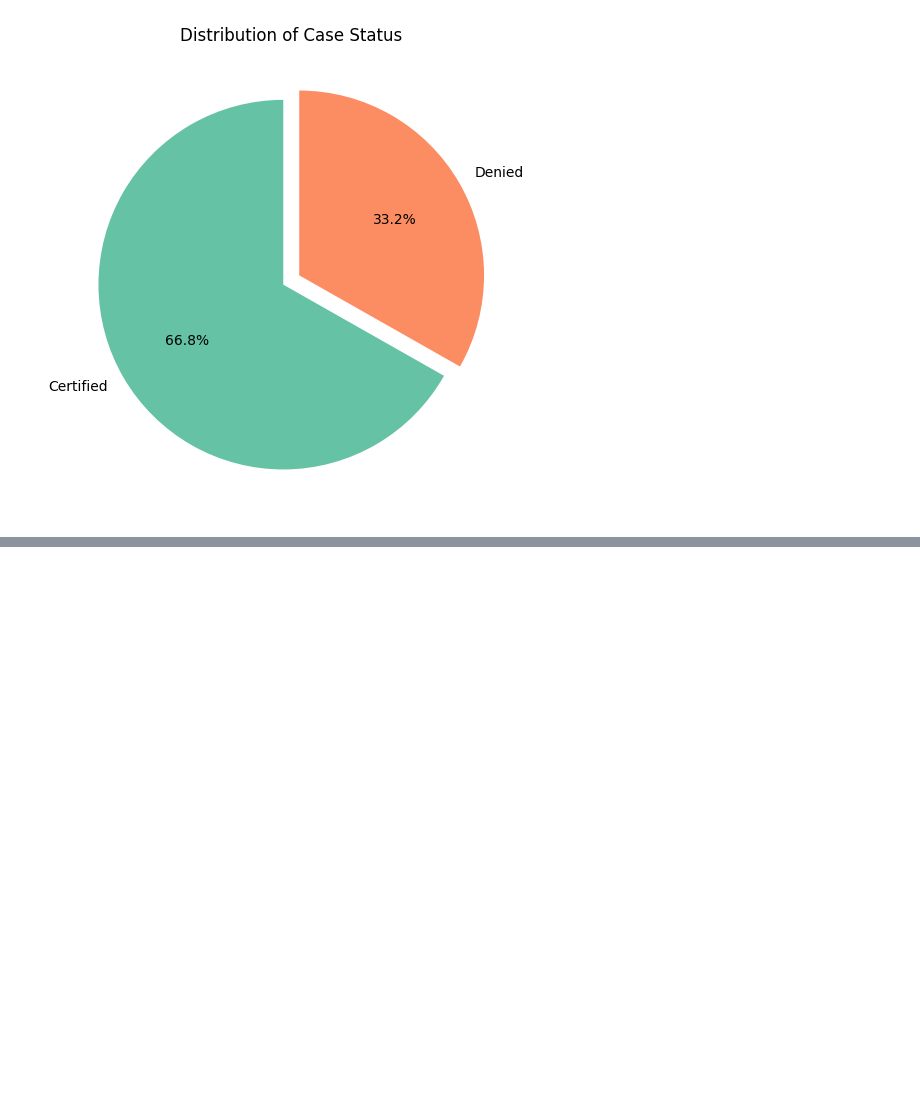
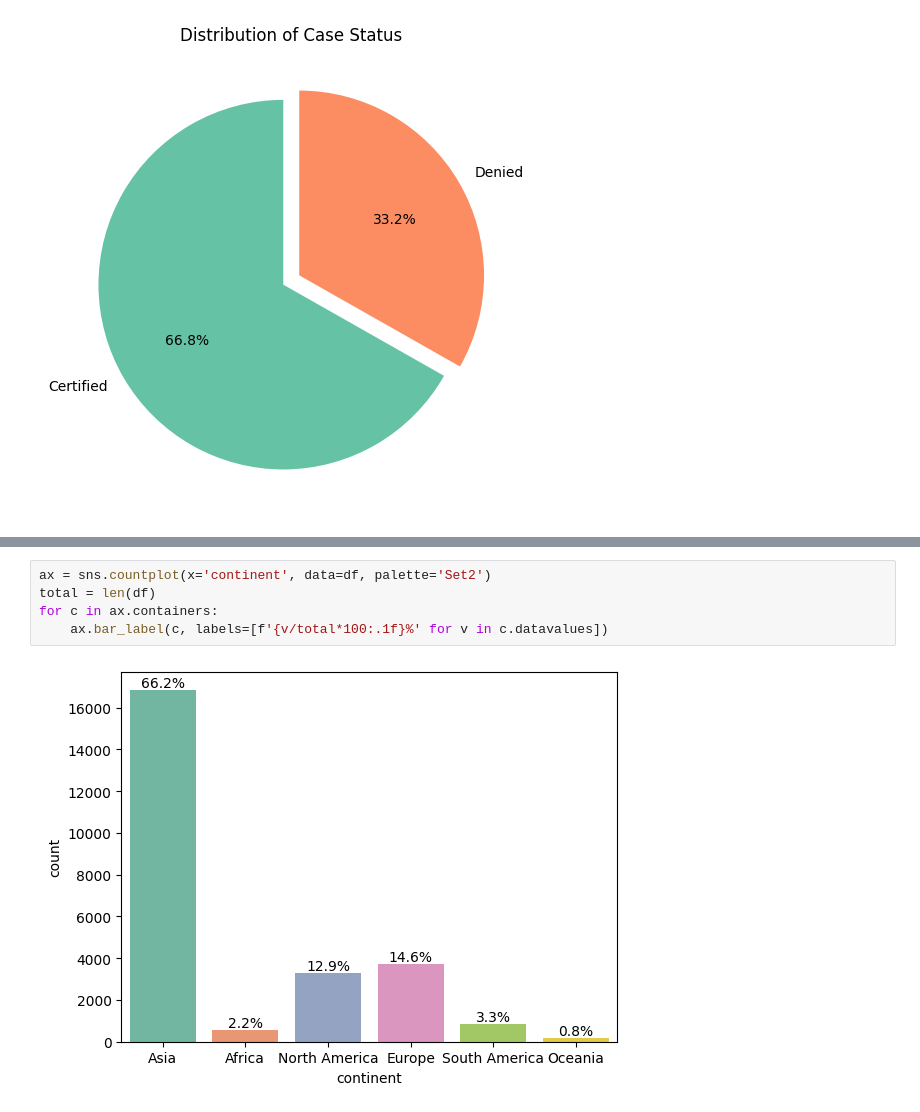
Before and after one commit to iqbal-svg/mlops-production-ready-machine-learning-project, a Jupyter notebook: notebook/1_eda_us_visa.ipynb, the cells around one changed output, grey strips where cells are left out. Drawn from its saved outputs; the diff is of its cells as text; blank space fills up the shorter version.

```diff
--- a/notebook/1_eda_us_visa.ipynb
+++ b/notebook/1_eda_us_visa.ipynb
@@ -400,0 +453,7 @@ plt.show()
+# %%
+ax = sns.countplot(x='continent', data=df, palette='Set2')
+total = len(df)
+for c in ax.containers:
+    ax.bar_label(c, labels=[f'{v/total*100:.1f}%' for v in c.datavalues])
+# %% [output]
+[figure, added]
```
Also changed, not shown: parts of 7 cells of this notebook.
